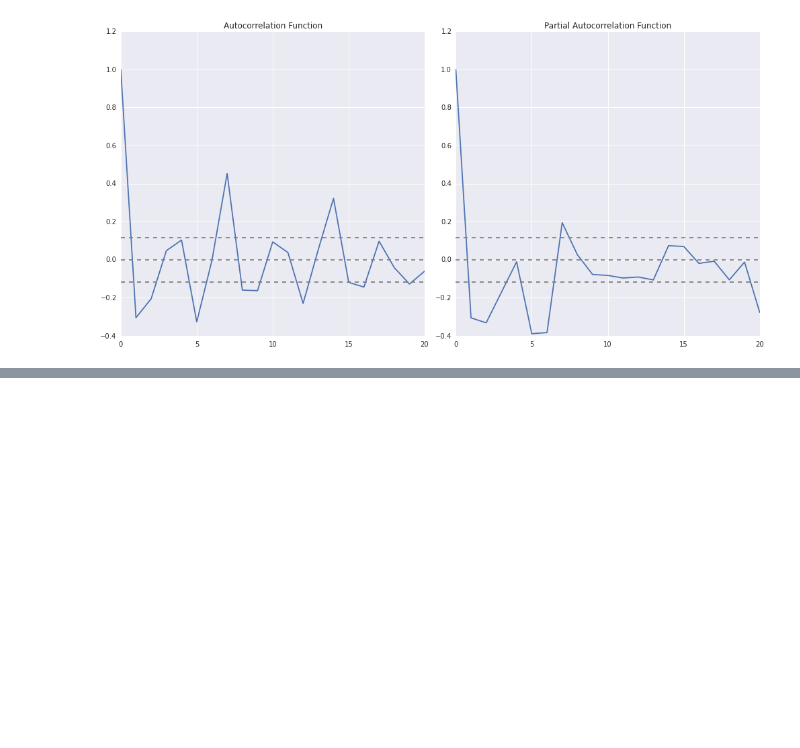
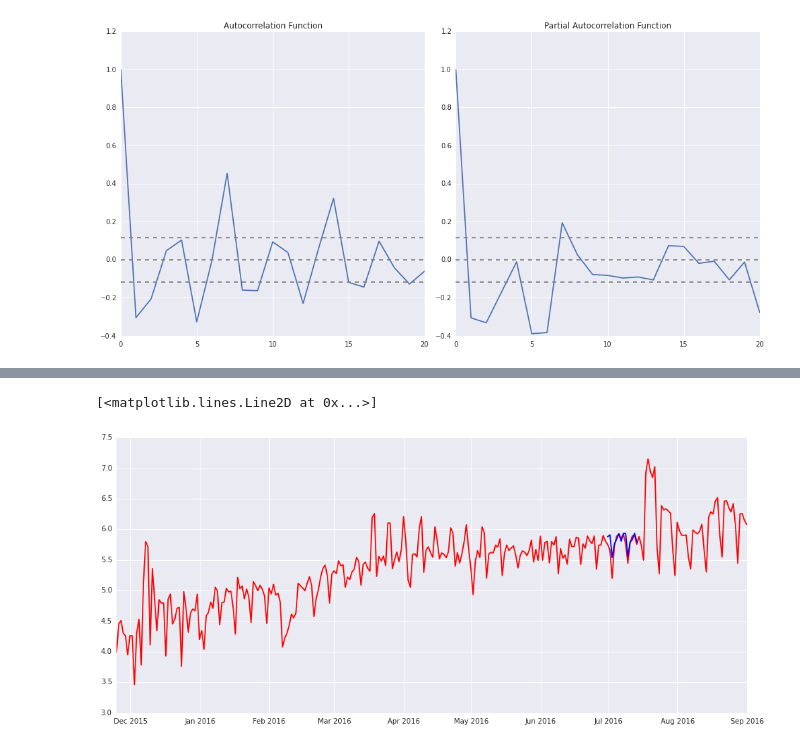
Before and after one commit to LuyiTian/tianchi2017, a Jupyter notebook: play_data/play_data_ipy.ipynb, the cells around one changed output, grey strips where cells are left out. Saved outputs shown, nothing was run; the diff lists cells and outputs as text; code cells hidden in the pictures; blank space fills up the shorter version.

```diff
--- a/play_data/play_data_ipy.ipynb
+++ b/play_data/play_data_ipy.ipynb
@@ -238,0 +263,8 @@ TypeError: unsupported operand type(s) for +: 'int' and 'str'
+# %%
+pred = results.predict(start = "2016-07-01", end= "2016-07-14", dynamic= True)
+plt.figure(figsize=(16, 7))
+plt.plot_date(x=shop_slice_df.index, y=shop_slice_df.values,fmt="r-")
+plt.plot_date(x=pred.index, y=pred.values,fmt="b-")
+# %% [output]
+[<matplotlib.lines.Line2D at 0x...>]
+[figure, added]
```
Also changed, not shown: parts of 9 cells of this notebook, 1 other file.
